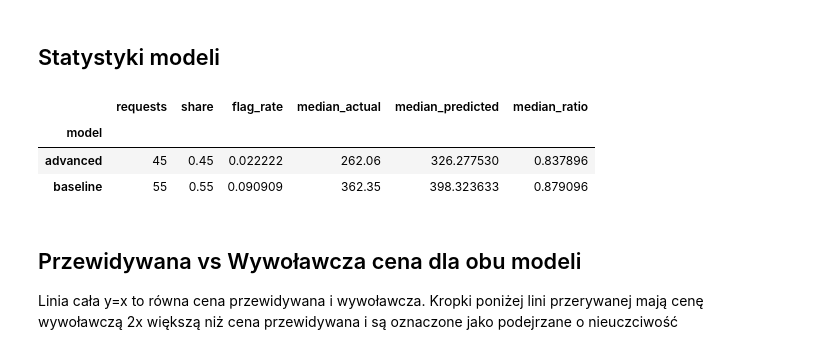
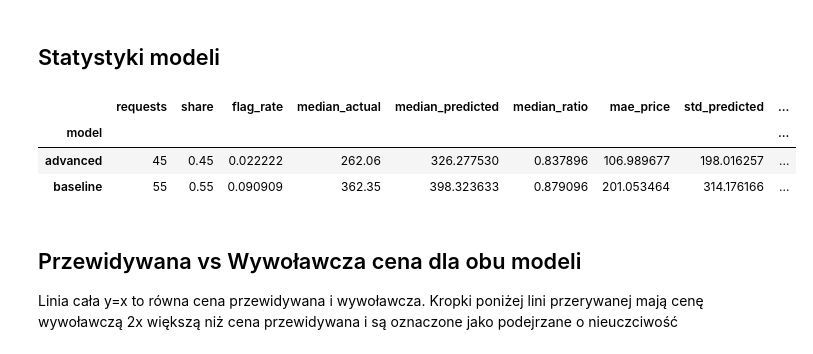
Before and after one commit to Kwasus33/Overpricing-Detection, a Jupyter notebook: notebooks/ab_test.ipynb, the cells around one changed output. Saved outputs shown, nothing was run; the diff lists cells and outputs as text; code cells hidden in the pictures.

Commit message:
update: a/b tests update - adds more test metrcis + selecting model based on user id

```diff
--- a/notebooks/ab_test.ipynb
+++ b/notebooks/ab_test.ipynb
@@ -45,20 +45,25 @@ df.head()
 # %% [markdown]
 ## Statystyki modeli
 # %%
+df["abs_error"] = (df["predicted_price"] - df["actual_price"]).abs()
+
 traffic = df.groupby("model").agg(
     requests=("request_id", "count"),
     share=("request_id", lambda s: len(s) / len(df)),
     flag_rate=("is_overpriced", "mean"),
     median_actual=("actual_price", "median"),
     median_predicted=("predicted_price", "median"),
     median_ratio=("price_ratio", "median"),
+    mae_price=("abs_error", "mean"),
+    std_predicted=("predicted_price", "std"),
+    std_ratio=("price_ratio", "std"),
 )
 traffic
 # %% [output]
-|  | requests | share | flag_rate | median_actual | median_predicted | median_ratio |
-| model |  |  |  |  |  |  |
-| advanced | 45 | 0.45 | 0.022222 | 262.06 | 326.277530 | 0.837896 |
-| baseline | 55 | 0.55 | 0.090909 | 362.35 | 398.323633 | 0.879096 |
+|  | requests | share | flag_rate | median_actual | median_predicted | median_ratio | mae_price | std_predicted | ... |
+| model |  |  |  |  |  |  |  |  | ... |
+| advanced | 45 | 0.45 | 0.022222 | 262.06 | 326.277530 | 0.837896 | 106.989677 | 198.016257 | ... |
+| baseline | 55 | 0.55 | 0.090909 | 362.35 | 398.323633 | 0.879096 | 201.053464 | 314.176166 | ... |
 # %% [markdown]
 ## Przewidywana vs Wywoławcza cena dla obu modeli
 
```
Also changed, not shown: 2 other files.
